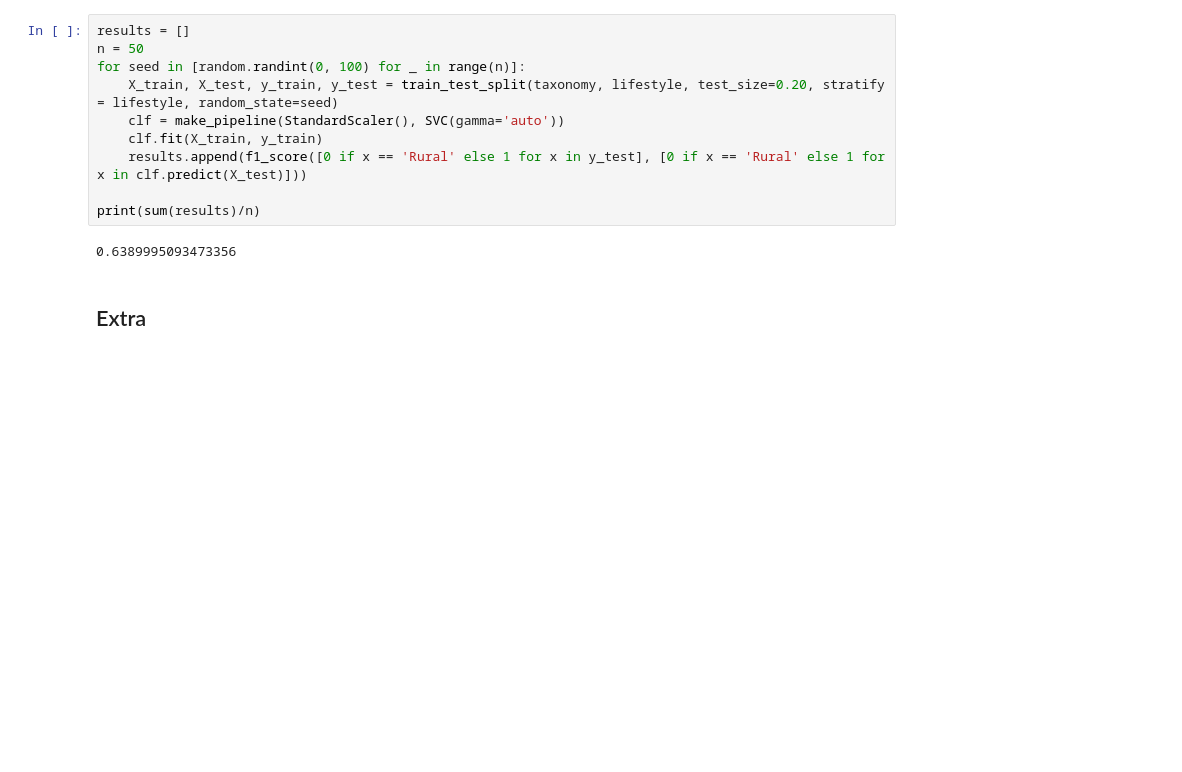
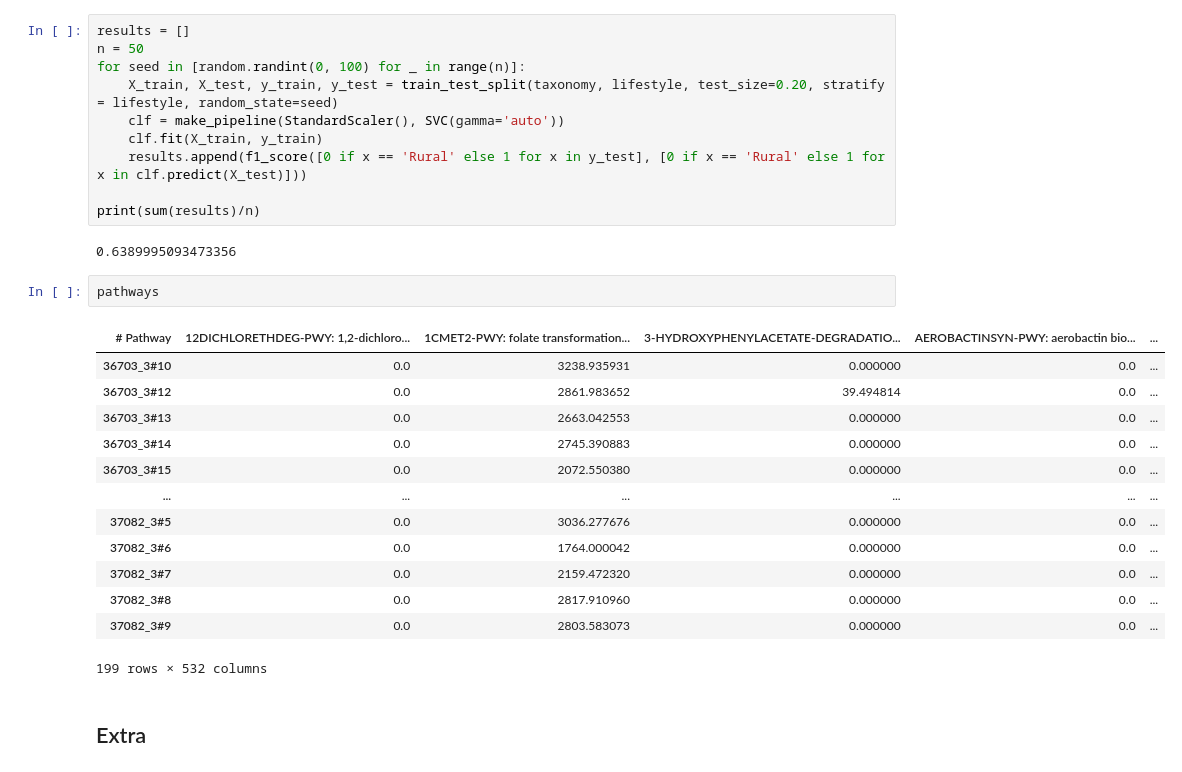
Before and after one commit to RafaPe/MX-Rural-Urban-Microbiome, a Jupyter notebook: notebooks/clutering_experiments2.ipynb, the cells around one changed output. Drawn from its saved outputs; the diff is of its cells as text; blank space fills up the shorter version.

```diff
--- a/notebooks/clutering_experiments2.ipynb
+++ b/notebooks/clutering_experiments2.ipynb
@@ -454,6 +483,22 @@ for seed in [random.randint(0, 100) for _ in range(n)]:
 print(sum(results)/n)
 # %% [output]
 0.6389995093473356
+# %%
+pathways
+# %% [output]
+| # Pathway | 12DICHLORETHDEG-PWY: 1,2-dichloro... | 1CMET2-PWY: folate transformation... | 3-HYDROXYPHENYLACETATE-DEGRADATIO... | AEROBACTINSYN-PWY: aerobactin bio... | ... |
+| 36703_3#10 | 0.0 | 3238.935931 | 0.000000 | 0.0 | ... |
+| 36703_3#12 | 0.0 | 2861.983652 | 39.494814 | 0.0 | ... |
+| 36703_3#13 | 0.0 | 2663.042553 | 0.000000 | 0.0 | ... |
+| 36703_3#14 | 0.0 | 2745.390883 | 0.000000 | 0.0 | ... |
+| 36703_3#15 | 0.0 | 2072.550380 | 0.000000 | 0.0 | ... |
+| ... | ... | ... | ... | ... | ... |
+| 37082_3#5 | 0.0 | 3036.277676 | 0.000000 | 0.0 | ... |
+| 37082_3#6 | 0.0 | 1764.000042 | 0.000000 | 0.0 | ... |
+| 37082_3#7 | 0.0 | 2159.472320 | 0.000000 | 0.0 | ... |
+| 37082_3#8 | 0.0 | 2817.910960 | 0.000000 | 0.0 | ... |
+| 37082_3#9 | 0.0 | 2803.583073 | 0.000000 | 0.0 | ... |
+199 rows × 532 columns
 # %% [markdown]
 ## Extra
 # %%
```
Also changed, not shown: parts of 9 cells of this notebook, 1 other file.
